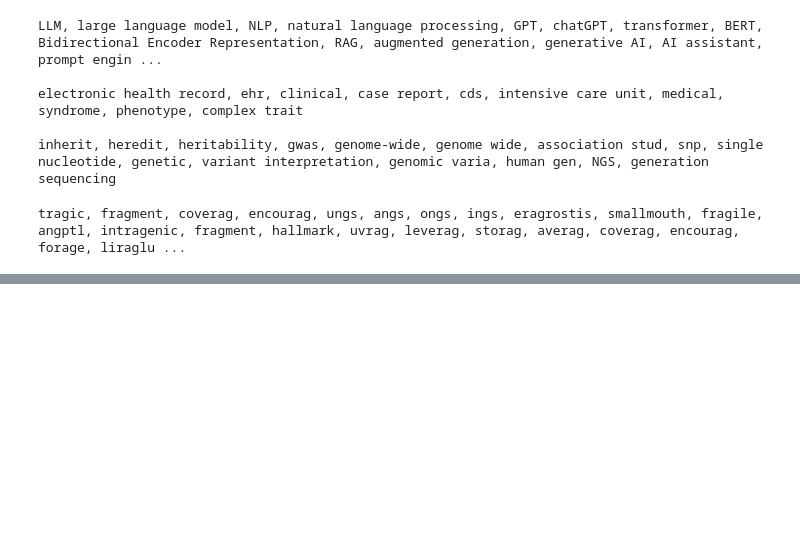
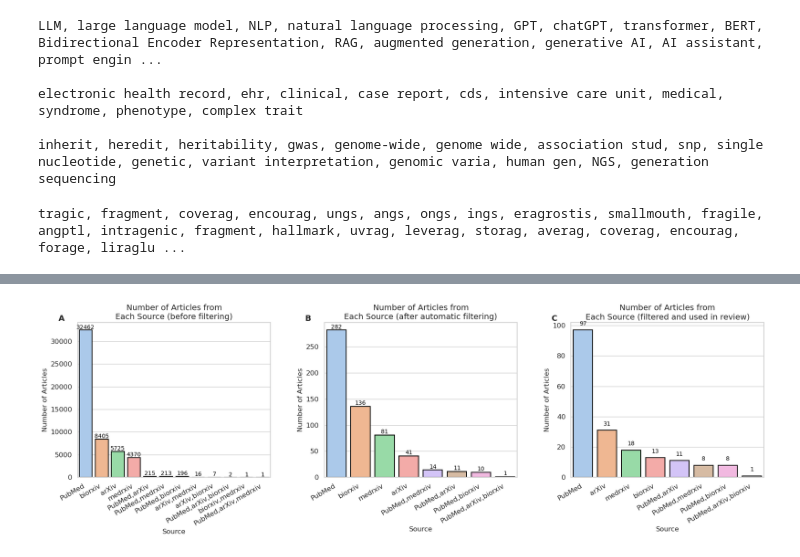
Before and after one commit to TohaRhymes/llm_in_diagnostics, a Jupyter notebook: 2_clean_EDA_and_clinical_extraction.ipynb, the cells around one changed output, grey strips where cells are left out. Cells and saved outputs as stored; diff of their text form; code cells hidden in the pictures; blank space fills up the shorter version.

```diff
--- a/2_clean_EDA_and_clinical_extraction.ipynb
+++ b/2_clean_EDA_and_clinical_extraction.ipynb
@@ -721,0 +713,4 @@ tragic, fragment, coverag, encourag, ungs, angs, ongs, ings, eragrostis, smallmo
+# %%
+# Select also newly made final version
+df_selected_filtered = pd.read_csv('data/ST2.csv')[['title', 'abstract', 'source', 'code']].dropna()
+df_selected_filtered
@@ -721,0 +731,33 @@ tragic, fragment, coverag, encourag, ungs, angs, ongs, ings, eragrostis, smallmo
+# %%
+# clean source
+df.source = df.source.apply(lambda x: doubled_sources[x] if x in doubled_sources else x)
+df_cleaned_clinic.source = df_cleaned_clinic.source.apply(lambda x: doubled_sources[x] if x in doubled_sources else x)
+df_selected_filtered.source = df_selected_filtered.source.apply(lambda x: doubled_sources[x] if x in doubled_sources else x)
+
+
+# create subplots
+fig, (ax1, ax2, ax3) = plt.subplots(1, 3, figsize=(18, 6), sharey=False)
+
+# Use modified function that accepts `ax`
+plot_article_source_histogram(df, title='Number of Articles from\nEach Source (before filtering)',
+                              up_size=250,
+                              ax=ax1)
+plot_article_source_histogram(df_cleaned_clinic, title='Number of Articles from\nEach Source (after automatic filtering)',
+                              up_size=3,
+                              ax=ax2)
+plot_article_source_histogram(df_selected_filtered, title='Number of Articles from\nEach Source (filtered and used in review)',
+                              up_size=3,
+                              ax=ax3)
+
+# Add "A" and "B" to top-left of each subplot
+ax1.text(-0.1, 1.05, 'A', transform=ax1.transAxes, fontsize=14, fontweight='bold', ha='left', va='top')
+ax2.text(-0.1, 1.05, 'B', transform=ax2.transAxes, fontsize=14, fontweight='bold', ha='left', va='top')
+ax2.text(-0.1, 1.05, 'C', transform=ax3.transAxes, fontsize=14, fontweight='bold', ha='left', va='top')
+
+plt.tight_layout()
+
+# Save and show
+fig.savefig('imgs/fig2.pdf', format='pdf')
+plt.show()
+# %% [output]
+[figure, added]
```
Also changed, not shown: parts of 12 cells of this notebook, 7 other files.
